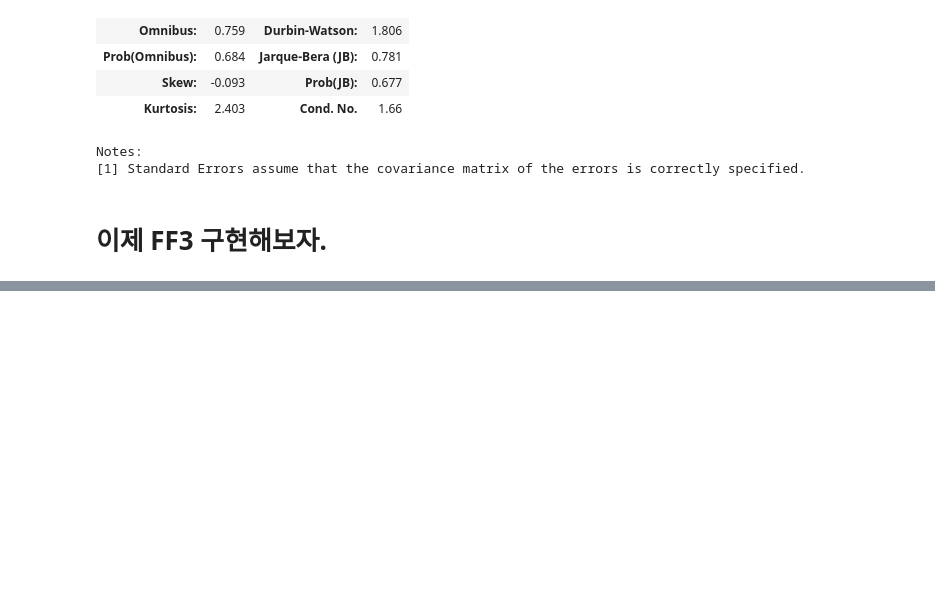
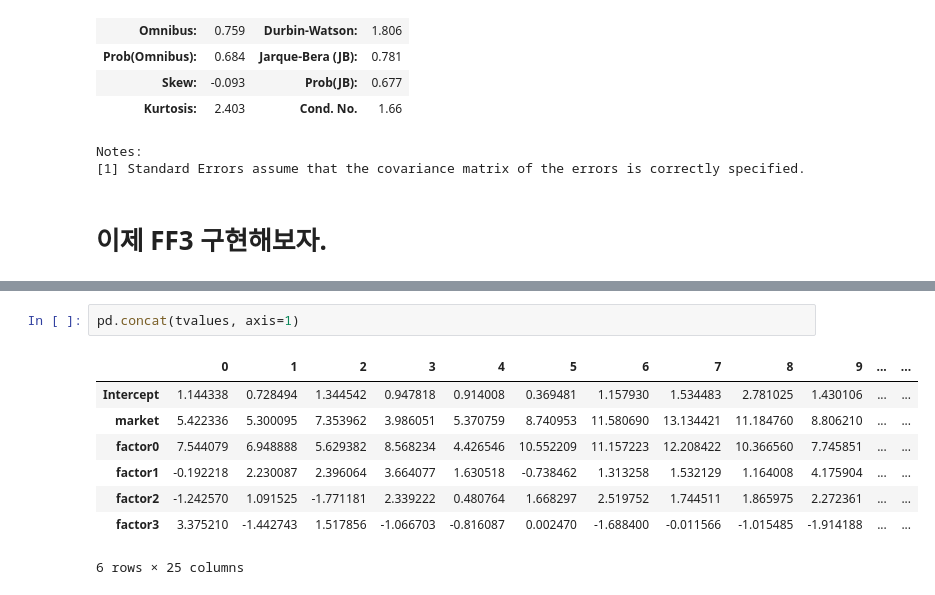
Before and after one commit to Eternity402/Factor_Investing, a Jupyter notebook: Sirius_API.ipynb, the cells around one changed output, grey strips where cells are left out. Drawn from its saved outputs; the diff is of its cells as text; blank space fills up the shorter version.

```diff
--- a/Sirius_API.ipynb
+++ b/Sirius_API.ipynb
@@ -1158,0 +861,11 @@ Notes:
+# %%
+pd.concat(tvalues, axis=1)
+# %% [output]
+|  | 0 | 1 | 2 | 3 | 4 | 5 | 6 | 7 | 8 | 9 | ... | ... |
+| Intercept | 1.144338 | 0.728494 | 1.344542 | 0.947818 | 0.914008 | 0.369481 | 1.157930 | 1.534483 | 2.781025 | 1.430106 | ... | ... |
+| market | 5.422336 | 5.300095 | 7.353962 | 3.986051 | 5.370759 | 8.740953 | 11.580690 | 13.134421 | 11.184760 | 8.806210 | ... | ... |
+| factor0 | 7.544079 | 6.948888 | 5.629382 | 8.568234 | 4.426546 | 10.552209 | 11.157223 | 12.208422 | 10.366560 | 7.745851 | ... | ... |
+| factor1 | -0.192218 | 2.230087 | 2.396064 | 3.664077 | 1.630518 | -0.738462 | 1.313258 | 1.532129 | 1.164008 | 4.175904 | ... | ... |
+| factor2 | -1.242570 | 1.091525 | -1.771181 | 2.339222 | 0.480764 | 1.668297 | 2.519752 | 1.744511 | 1.865975 | 2.272361 | ... | ... |
+| factor3 | 3.375210 | -1.442743 | 1.517856 | -1.066703 | -0.816087 | 0.002470 | -1.688400 | -0.011566 | -1.015485 | -1.914188 | ... | ... |
+6 rows × 25 columns
```
Also changed, not shown: parts of 80 cells of this notebook.
